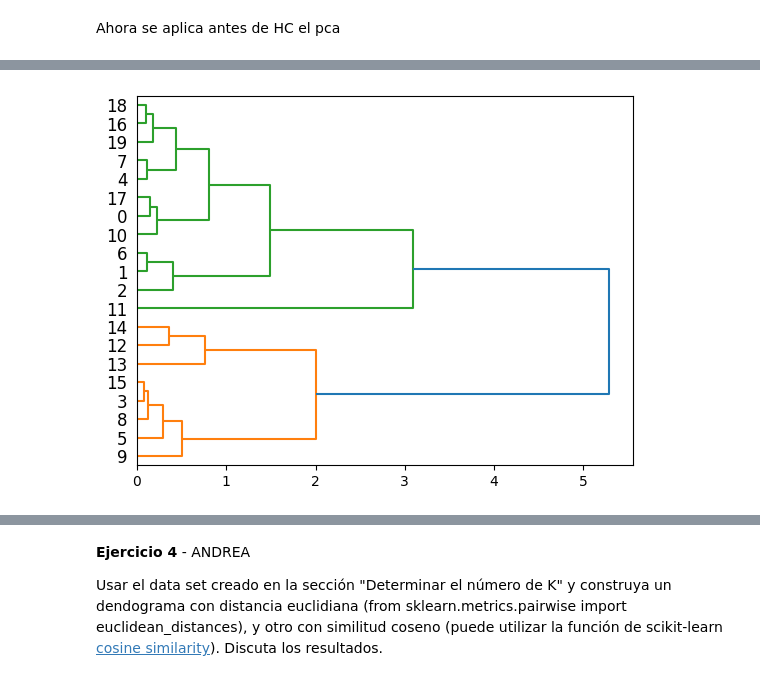
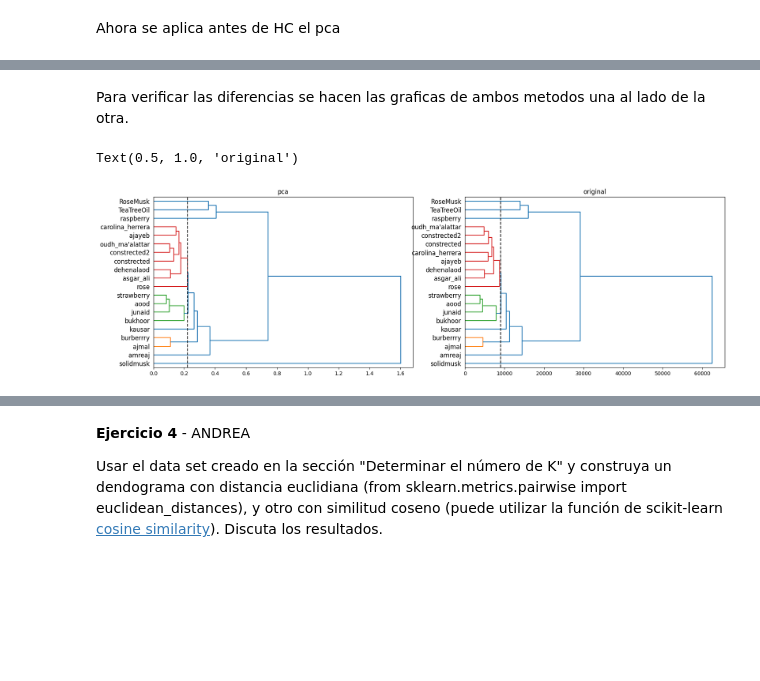
Before and after one commit to acmoral/ProyectoMineria, a Jupyter notebook: Talleres/Taller4/agrupacionMD.ipynb, the cells around one changed output, grey strips where cells are left out. Cells and saved outputs as stored; diff of their text form; code cells hidden in the pictures; blank space fills up the shorter version.

```diff
--- a/Talleres/Taller4/agrupacionMD.ipynb
+++ b/Talleres/Taller4/agrupacionMD.ipynb
@@ -428,4 +440,4 @@ perfume_df
 # %%
-single_link_perfume = hierarchy.single(perfume_df.to_numpy())
-dn = hierarchy.dendrogram(single_link_perfume,labels=perfume_df.index.to_list(),orientation='right')
+complete_link_perfume = hierarchy.complete(pdist(perfume_df.to_numpy()))
+dn = hierarchy.dendrogram(complete_link_perfume,labels=perfume_df.index.to_list(),orientation='right')
 # %% [output]
@@ -489,5 +499,16 @@ dn = hierarchy.dendrogram(single_link_perfume_pca,labels=perfume_df.index.to_lis
-# %%
-complete_link_perfume_pca = hierarchy.complete(projected.to_numpy())
-dn = hierarchy.dendrogram(complete_link_perfume_pca,labels=projected.index.to_list(),orientation='right')
-# %% [output]
-[figure, removed]
+# %% [markdown]
+Para verificar las diferencias se hacen las graficas de ambos metodos una al lado de la otra.
+# %%
+plt.figure(figsize=(20,6))
+plt.subplot(1, 2, 1)
+single_link_perfume_pca = hierarchy.single(pdist(projected.to_numpy()))
+dn = hierarchy.dendrogram(single_link_perfume_pca,labels=projected.index.to_list(),orientation='right',color_threshold=0.22)
+plt.axvline(x = 0.22, color = 'black', label = 'axvline - full height',ls='dashed')
+plt.title('pca')
+plt.subplot(1, 2, 2)
+dn = hierarchy.dendrogram(single_link_perfume,labels=perfume_df.index.to_list(),orientation='right',color_threshold=9000)
+plt.axvline(x = 9000, color = 'black', label = 'axvline - full height',ls='dashed')
+plt.title('original')
+# %% [output]
+Text(0.5, 1.0, 'original')
+[figure, added]
```
Also changed, not shown: parts of 29 cells of this notebook.
